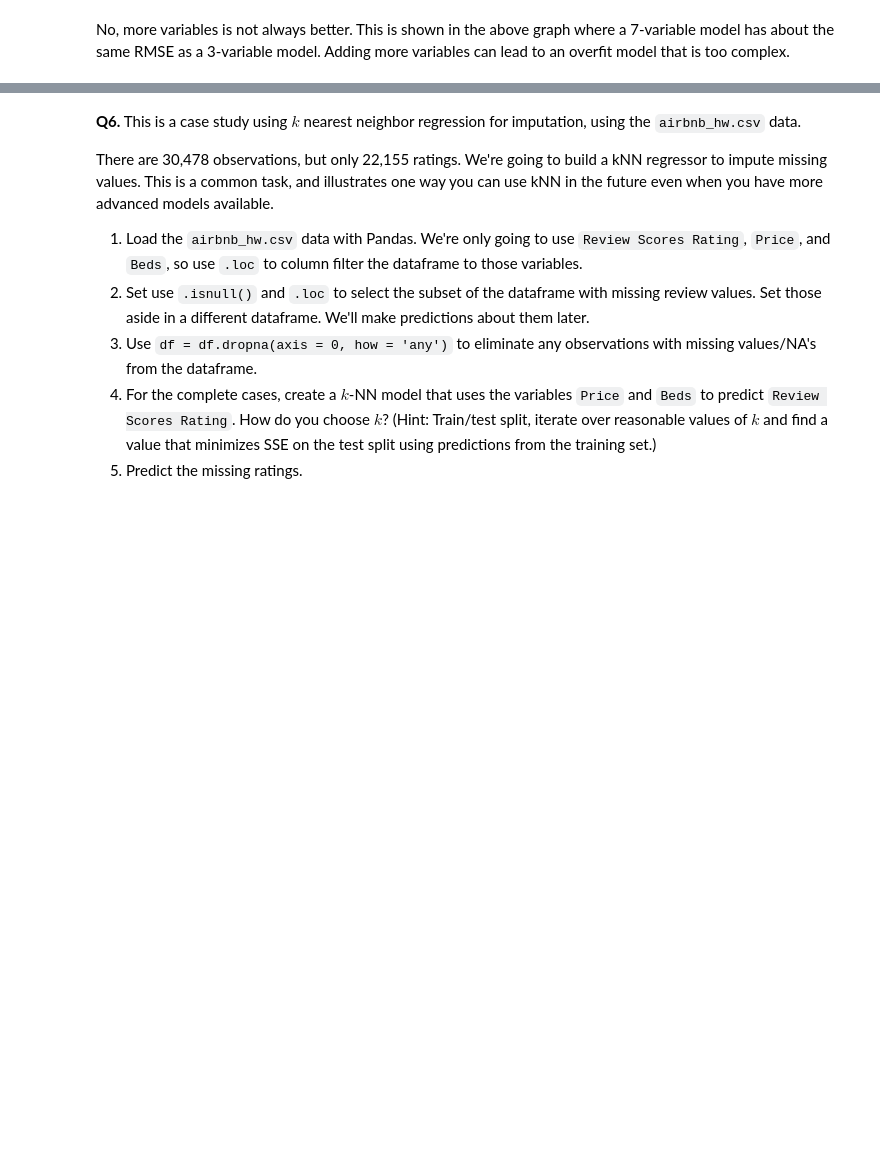
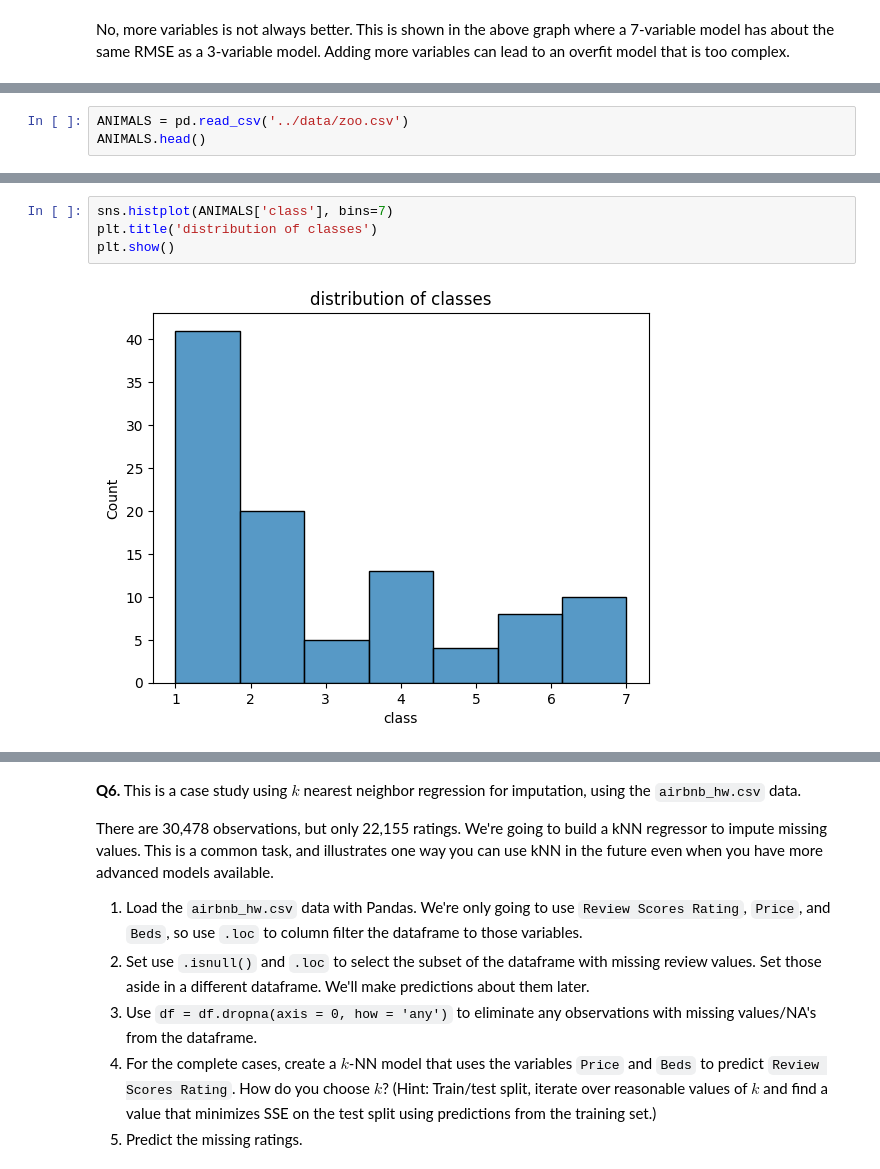
Before and after one commit to syd-nguyen/ds3021-assignments, a Jupyter notebook: assignments/02_assignment_knn.ipynb, the cells around one changed output, grey strips where cells are left out. Drawn from its saved outputs; the diff is of its cells as text; blank space fills up the shorter version.

```diff
--- a/assignments/02_assignment_knn.ipynb
+++ b/assignments/02_assignment_knn.ipynb
@@ -424,0 +421,3 @@ The data consist of a label, `class`, taking integer values 1 to 7, the name of
+# %%
+ANIMALS = pd.read_csv('../data/zoo.csv')
+ANIMALS.head()
@@ -424,0 +451,6 @@ The data consist of a label, `class`, taking integer values 1 to 7, the name of
+# %%
+sns.histplot(ANIMALS['class'], bins=7)
+plt.title('distribution of classes')
+plt.show()
+# %% [output]
+[figure, added]
```
Also changed, not shown: parts of 17 cells of this notebook.
